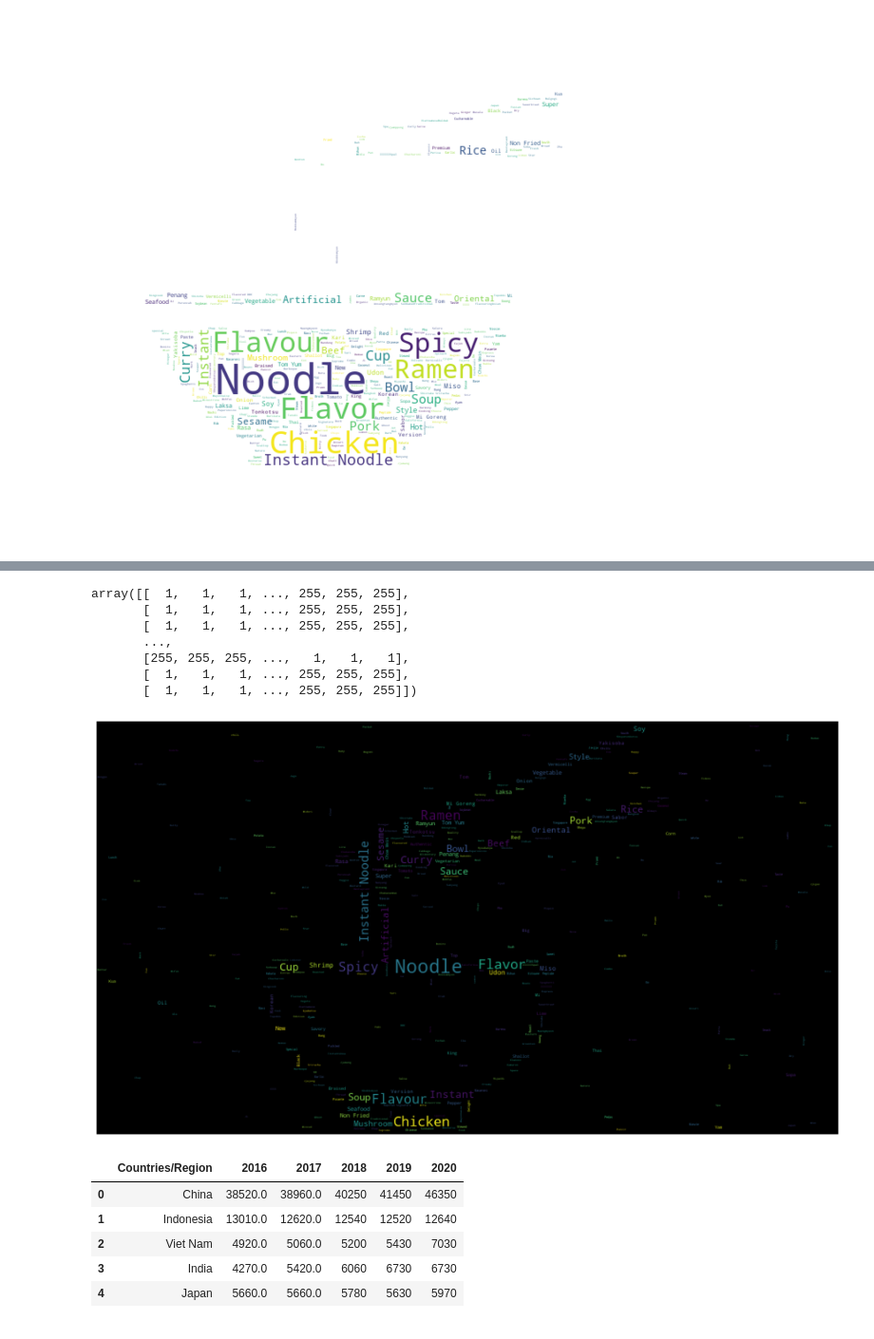
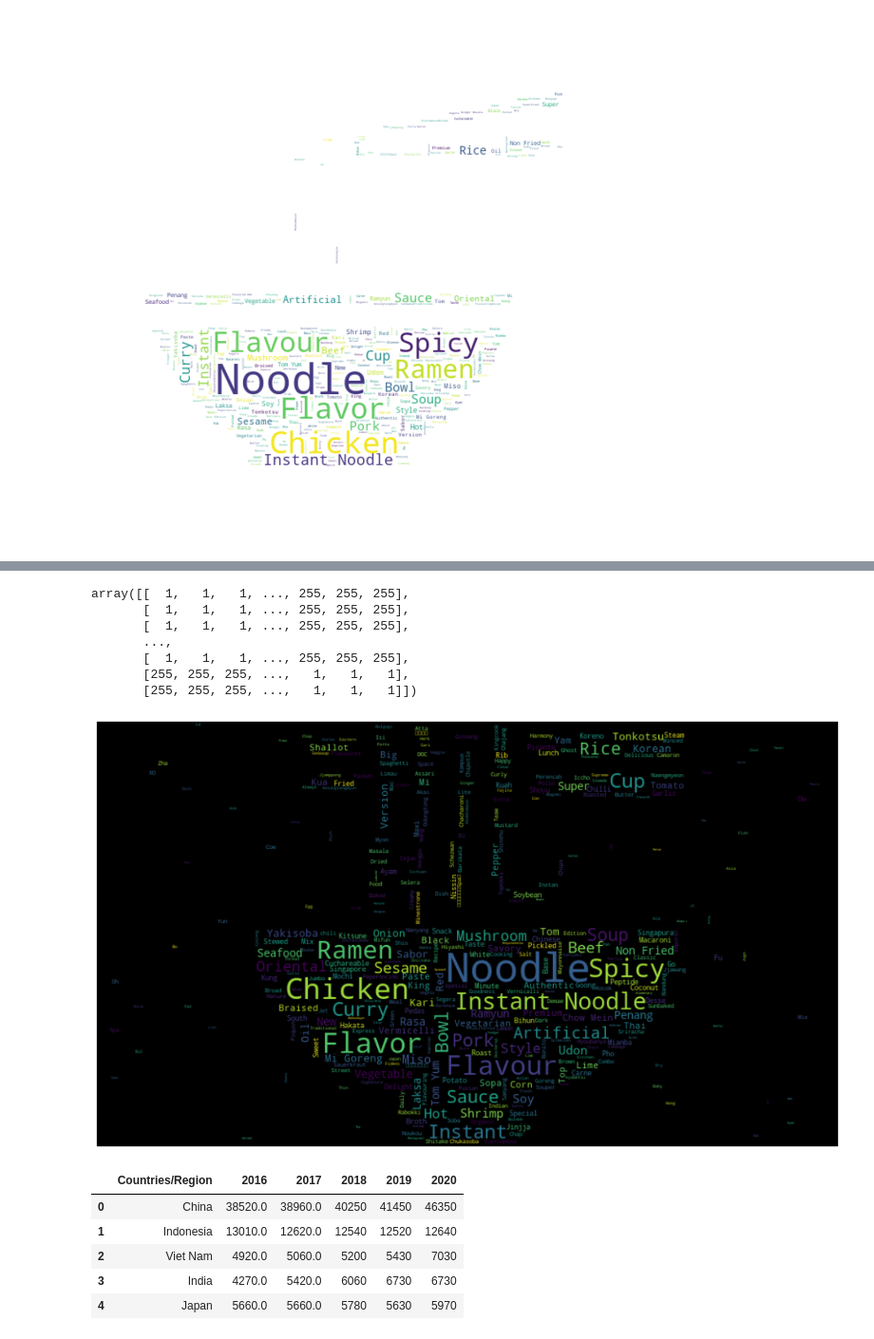
Before and after one commit to Orchhna/data_project, a Jupyter notebook: popular_ramendata.ipynb, the cells around one changed output, grey strips where cells are left out. Shown at 95% size. Saved outputs shown, nothing was run; the diff lists cells and outputs as text; code cells hidden in the pictures.

```diff
--- a/popular_ramendata.ipynb
+++ b/popular_ramendata.ipynb
@@ -161,0 +150,4 @@ array([[1, 1, 1, ..., 0, 0, 0],
+# %%
+noodle_mask = np.array(Image.open("13-136606_food-bowl-noodle-chopstick-comments-clipart-png-download.png"))
+
+noodle_mask
@@ -177,22 +187,22 @@ array([[  1,   1,   1, ..., 255, 255, 255],
        [  1,   1,   1, ..., 255, 255, 255],
        [  1,   1,   1, ..., 255, 255, 255],
        ...,
+       [  1,   1,   1, ..., 255, 255, 255],
        [255, 255, 255, ...,   1,   1,   1],
-       [  1,   1,   1, ..., 255, 255, 255],
-       [  1,   1,   1, ..., 255, 255, 255]])
+       [255, 255, 255, ...,   1,   1,   1]])
 # %%
 wc = WordCloud(background_color="black", max_words=1000, min_font_size= 2, max_font_size=50, mask=transformed_noodle_mask, contour_color="red")
 
 wc.generate(texts)
 
-wc.to_file("istockphoto-874666510-612x612.jpg")
+wc.to_file("ramencoloured.jpg")
 
 plt.figure(figsize=[20,10])
 plt.imshow(wc, interpolation= "bilinear")
 plt.axis("off")
 plt.show()
 # %% [output]
-[figure, old version]
+[figure, new version]
 # %%
 # Dataset 2 (Ramen Demands)
 # 56 list of countries and their demands for ramen -> digits are in millions
```
Also changed, not shown: parts of 2 cells of this notebook, 1 other file.
